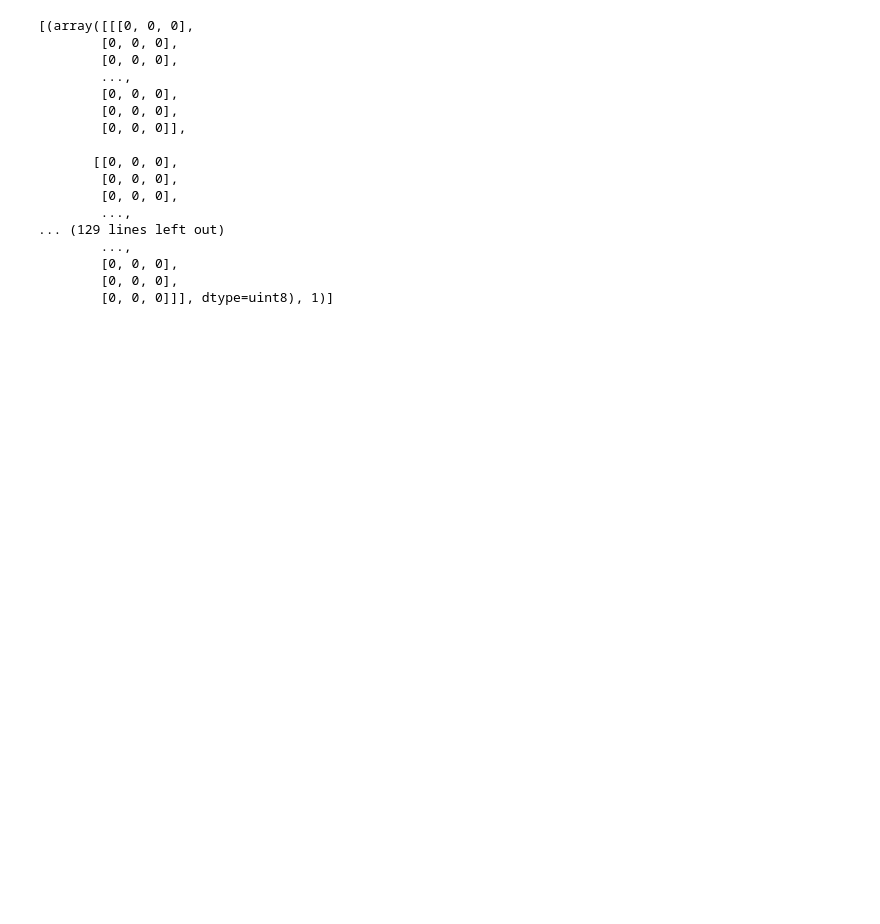
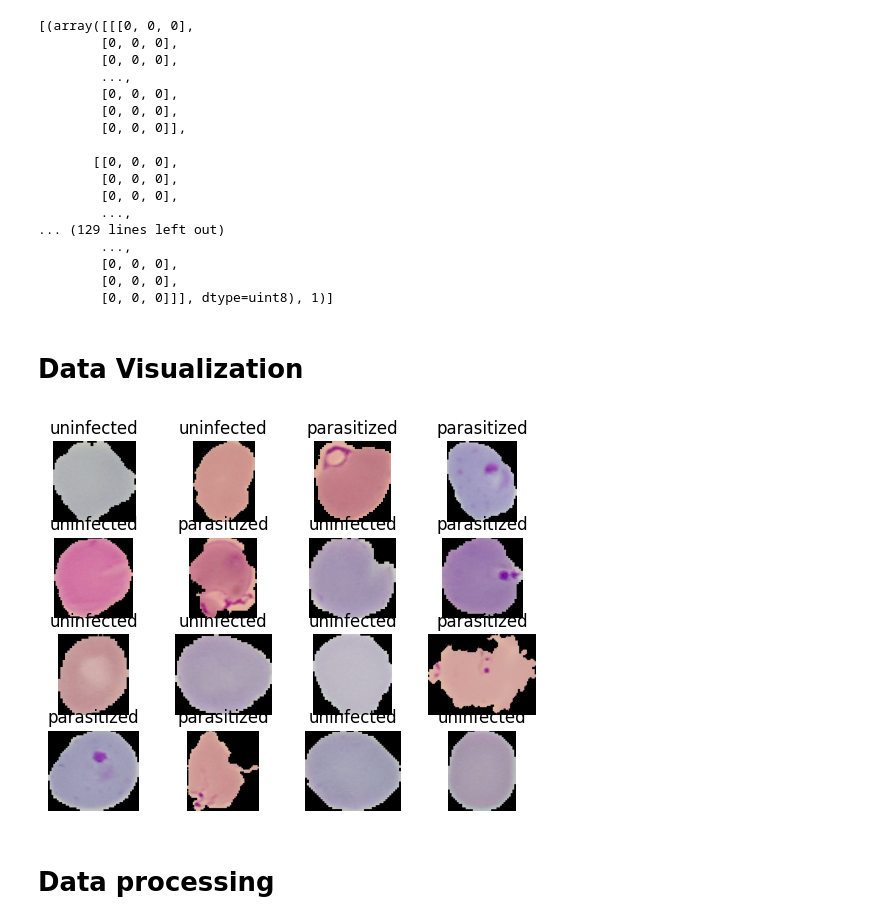
Before and after one commit to michaldabrowski98/MalariaCNN, a Jupyter notebook: malaria.ipynb, the cells around one changed output. Cells and saved outputs as stored; diff of their text form; code cells hidden in the pictures; blank space fills up the shorter version.

```diff
--- a/malaria.ipynb
+++ b/malaria.ipynb
@@ -62,3 +63,15 @@ print(
         [0, 0, 0],
         [0, 0, 0],
         [0, 0, 0]]], dtype=uint8), 1)]
+# %% [markdown]
+# Data Visualization
+# %%
+for i, (image, label) in enumerate(train_dataset.take(16)):
+    ax = plt.subplot(4, 4, i + 1)
+    plt.imshow(image)
+    plt.title(dataset_info.features['label'].int2str(label))
+    plt.axis('off')
+# %% [output]
+[figure, added]
+# %% [markdown]
+# Data processing
```
Also changed, not shown: parts of 15 cells of this notebook.
